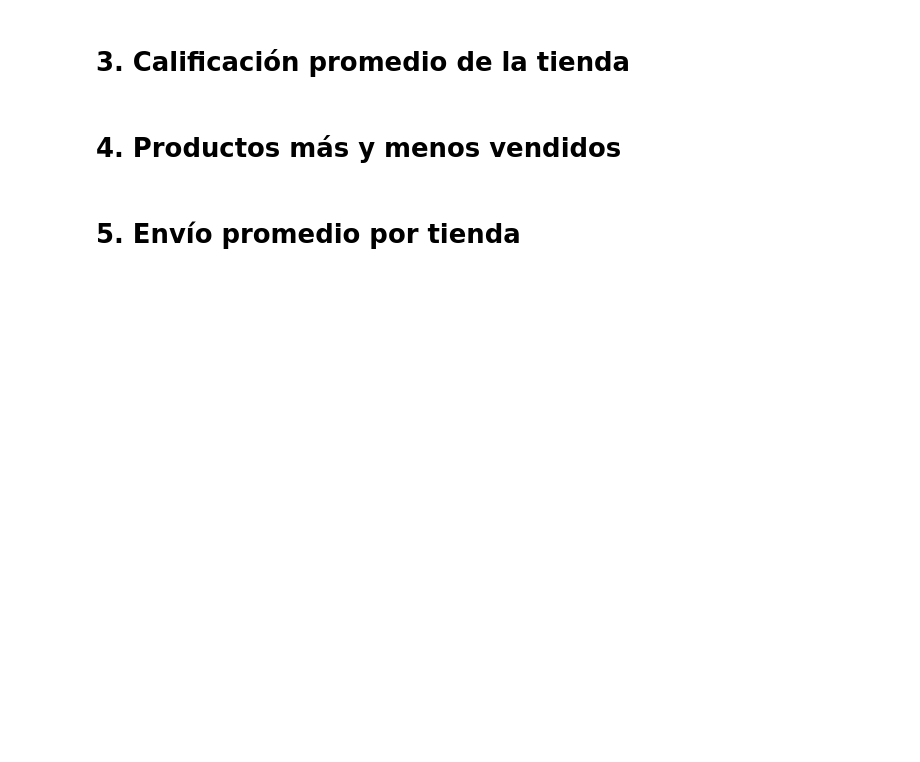
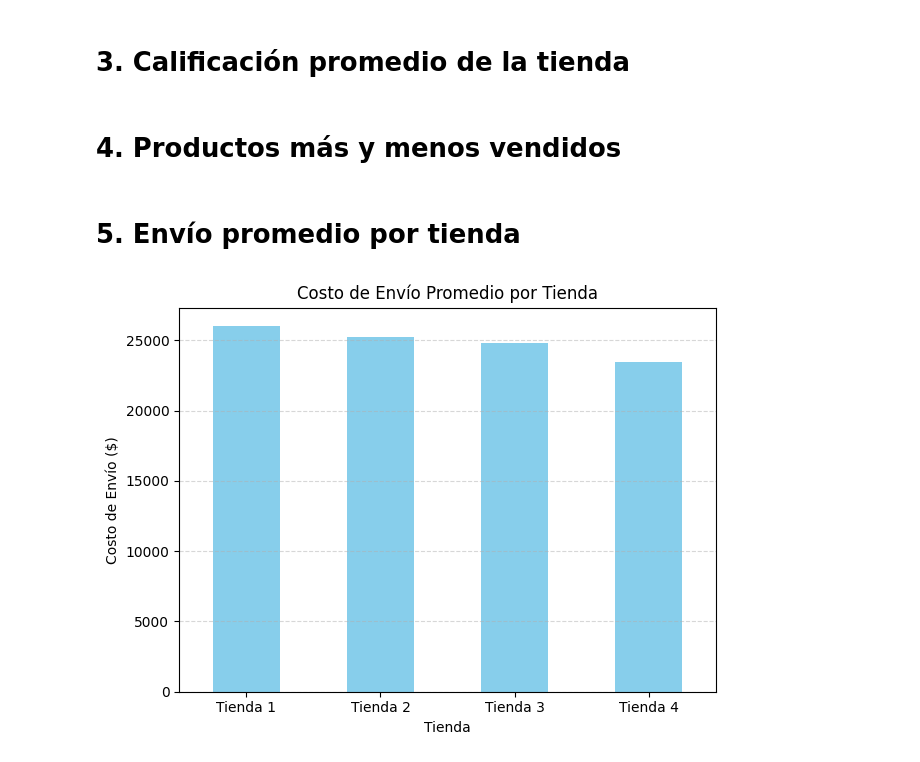
Before and after one commit to kevirui/Challenge-Alura-Store, a Jupyter notebook: AluraStoreLatam.ipynb, the cells around one changed output. Cells and saved outputs as stored; diff of their text form; code cells hidden in the pictures; blank space fills up the shorter version.

```diff
--- a/AluraStoreLatam.ipynb
+++ b/AluraStoreLatam.ipynb
@@ -46,2 +152,32 @@ La tienda 4 tiene ingreso total de 1038375700 $
 # %% [markdown]
 # 5. Envío promedio por tienda
+# %%
+traerEnvioPromedio = lambda x: round(x['Costo de envío'].mean())
+
+costos_envio = {
+    'Tienda 1': traerEnvioPromedio(tienda),
+    'Tienda 2': traerEnvioPromedio(tienda2),
+    'Tienda 3': traerEnvioPromedio(tienda3),
+    'Tienda 4': traerEnvioPromedio(tienda4)
+}
+
+df_envios = pd.Series(costos_envio)
+
+df_envios.plot(kind='bar', color='skyblue')
+
+plt.title("Costo de Envío Promedio por Tienda")
+plt.ylabel("Costo de Envío ($)")
+plt.xlabel("Tienda")
+plt.xticks(rotation=0)
+plt.grid(axis='y', linestyle='--', alpha=0.5)
+plt.tight_layout()
+plt.show()
+
+
+# print("----------- Envio promedio de cada tienda -----------")
+# print(f"Envio promedio para tienda 1: {traerEnvioPromedio(tienda)}$")
+# print(f"Envio promedio para tienda 2: {traerEnvioPromedio(tienda2)}$")
+# print(f"Envio promedio para tienda 3: {traerEnvioPromedio(tienda3)}$")
+# print(f"Envio promedio para tienda 4: {traerEnvioPromedio(tienda4)}$")
+# %% [output]
+[figure, added]
```
Also changed, not shown: parts of 8 cells of this notebook.
